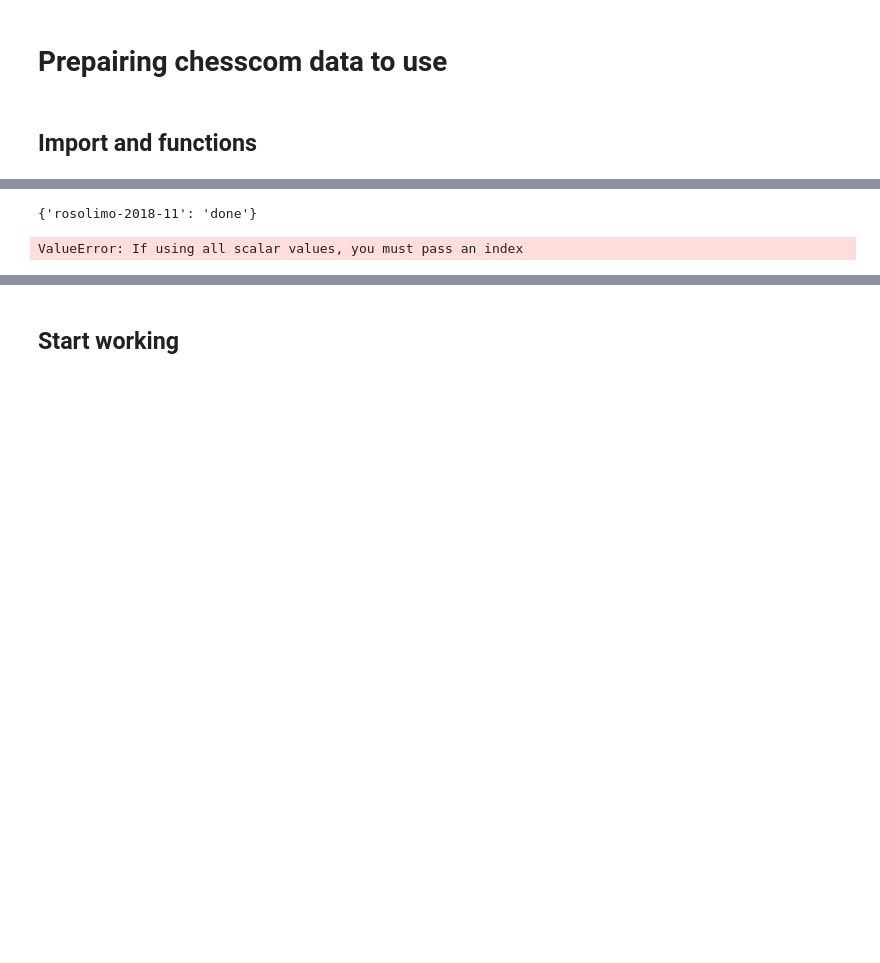
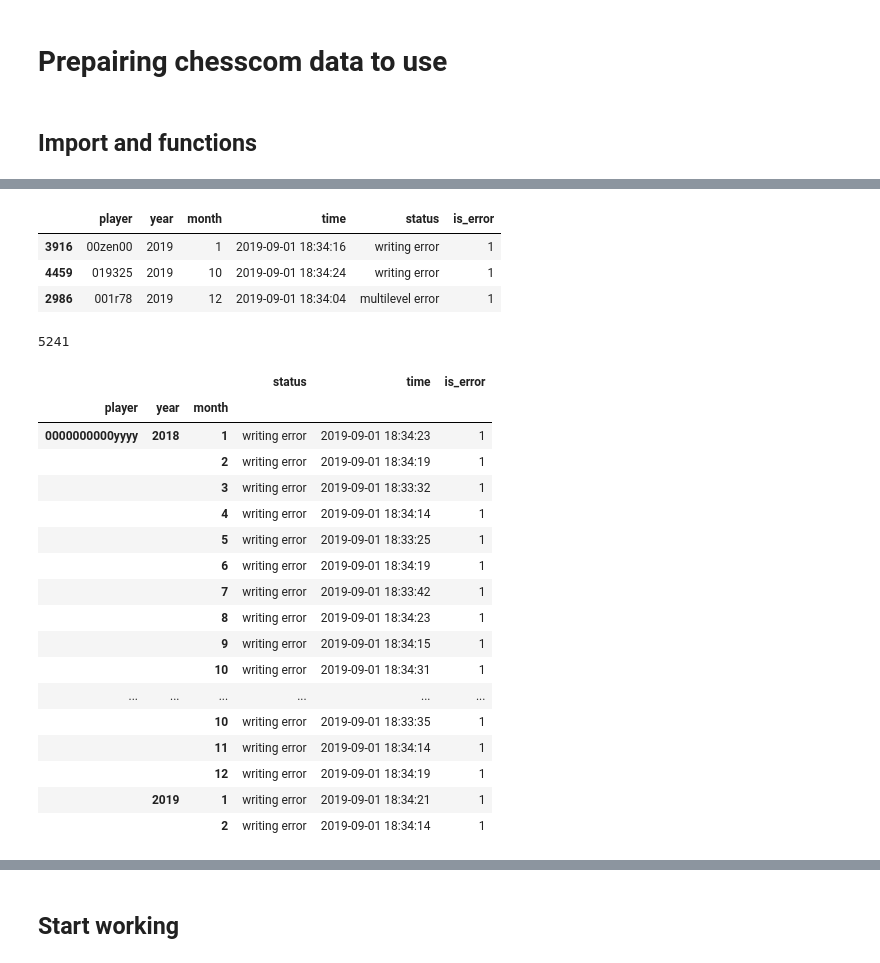
Before and after one commit to rosolimo212/chesscom, a Jupyter notebook: API_import.ipynb, the cells around one changed output, grey strips where cells are left out. Drawn from its saved outputs; the diff is of its cells as text; code cells hidden in the pictures; blank space fills up the shorter version.

```diff
--- a/API_import.ipynb
+++ b/API_import.ipynb
@@ -384,8 +369,0 @@ status_dict=get_btch('rosolimo','2018', '10', status_dict)
-# %%
-status_dict
-# %% [output]
-{'rosolimo-2018-11': 'done'}
-# %%
-pd.read_json('status.json')
-# %% [output]
-ValueError: If using all scalar values, you must pass an index
@@ -402,0 +372,35 @@ ValueError: If using all scalar values, you must pass an index
+# %%
+df=pd.read_csv('data/status.csv', header=None)
+df.columns=['player', 'year', 'month', 'time','status', 'is_error']
+# %%
+df.sample(3)
+# %% [output]
+|  | player | year | month | time | status | is_error |
+| 3916 | 00zen00 | 2019 | 1 | 2019-09-01 18:34:16 | writing error | 1 |
+| 4459 | 019325 | 2019 | 10 | 2019-09-01 18:34:24 | writing error | 1 |
+| 2986 | 001r78 | 2019 | 12 | 2019-09-01 18:34:04 | multilevel error | 1 |
+# %%
+len(df)
+# %% [output]
+5241
+# %%
+df.groupby(['player', 'year', 'month']).max()[['status', 'time', 'is_error']]
+# %% [output]
+|  |  |  | status | time | is_error |
+| player | year | month |  |  |  |
+| 0000000000yyyy | 2018 | 1 | writing error | 2019-09-01 18:34:23 | 1 |
+|  |  | 2 | writing error | 2019-09-01 18:34:19 | 1 |
+|  |  | 3 | writing error | 2019-09-01 18:33:32 | 1 |
+|  |  | 4 | writing error | 2019-09-01 18:34:14 | 1 |
+|  |  | 5 | writing error | 2019-09-01 18:33:25 | 1 |
+|  |  | 6 | writing error | 2019-09-01 18:34:19 | 1 |
+|  |  | 7 | writing error | 2019-09-01 18:33:42 | 1 |
+|  |  | 8 | writing error | 2019-09-01 18:34:23 | 1 |
+|  |  | 9 | writing error | 2019-09-01 18:34:15 | 1 |
+|  |  | 10 | writing error | 2019-09-01 18:34:31 | 1 |
+| ... | ... | ... | ... | ... | ... |
+|  |  | 10 | writing error | 2019-09-01 18:33:35 | 1 |
+|  |  | 11 | writing error | 2019-09-01 18:34:14 | 1 |
+|  |  | 12 | writing error | 2019-09-01 18:34:19 | 1 |
+|  | 2019 | 1 | writing error | 2019-09-01 18:34:21 | 1 |
+|  |  | 2 | writing error | 2019-09-01 18:34:14 | 1 |
```
Also changed, not shown: parts of 16 cells of this notebook.
